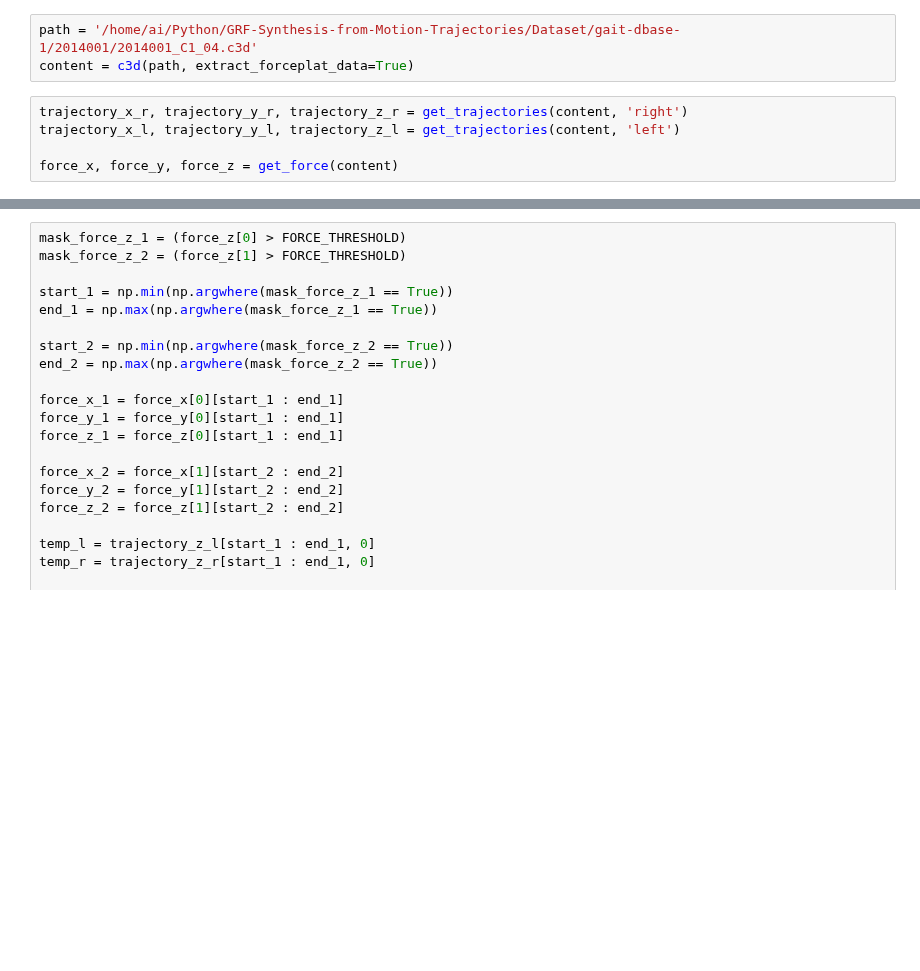
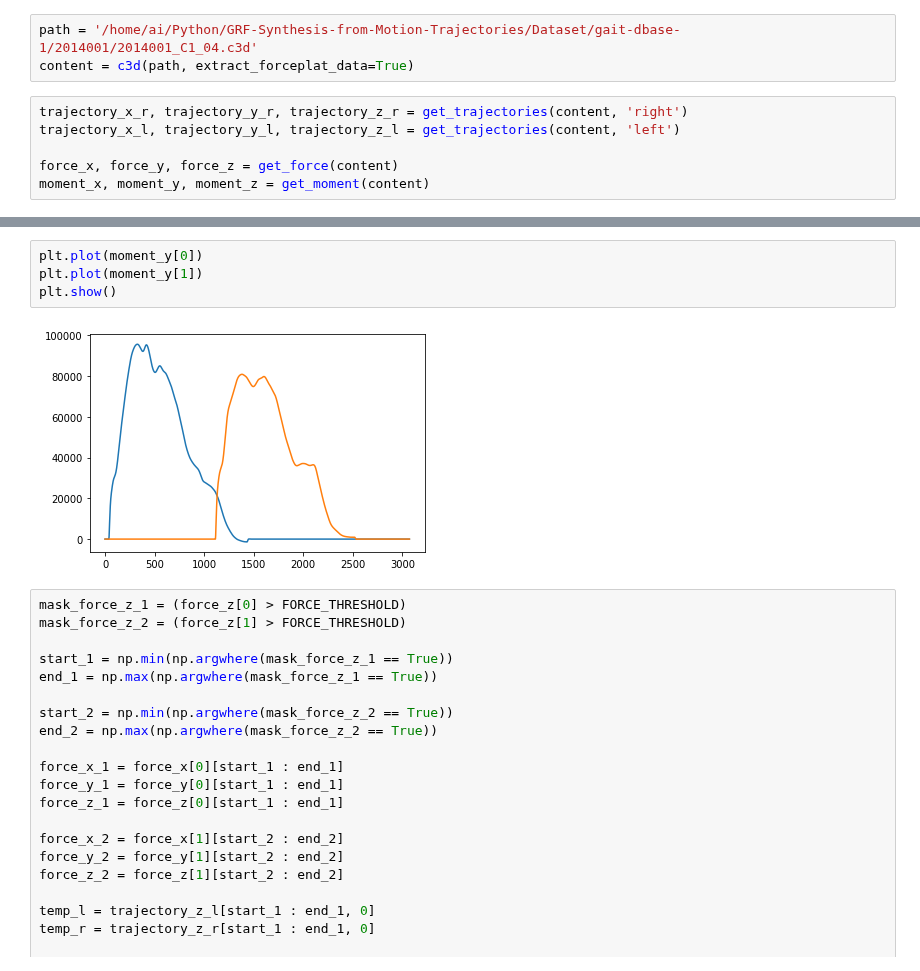
Before and after one commit to atick-faisal/GRF-Synthesis-from-Motion-Trajectories, a Jupyter notebook: src/preprocessing/process_dataset_1_alt.ipynb, the cells around one changed output, grey strips where cells are left out. Cells and saved outputs as stored; diff of their text form; blank space fills up the shorter version.

Commit message:
Extract moments for db2

```diff
--- a/src/preprocessing/process_dataset_1_alt.ipynb
+++ b/src/preprocessing/process_dataset_1_alt.ipynb
@@ -134,6 +134,7 @@ trajectory_x_r, trajectory_y_r, trajectory_z_r = get_trajectories(content, 'righ
 trajectory_x_l, trajectory_y_l, trajectory_z_l = get_trajectories(content, 'left')
 
 force_x, force_y, force_z = get_force(content)
+moment_x, moment_y, moment_z = get_moment(content)
 # %%
 plt.plot(trajectory_z_l[:, 0])
 plt.plot(trajectory_z_r[:, 0])
@@ -145,3 +150,9 @@ plt.show()
+# %%
+plt.plot(moment_y[0])
+plt.plot(moment_y[1])
+plt.show()
+# %% [output]
+[figure, added]
 # %%
 mask_force_z_1 = (force_z[0] > FORCE_THRESHOLD)
 mask_force_z_2 = (force_z[1] > FORCE_THRESHOLD)
```
Also changed, not shown: parts of 15 cells of this notebook, 2 other files.
